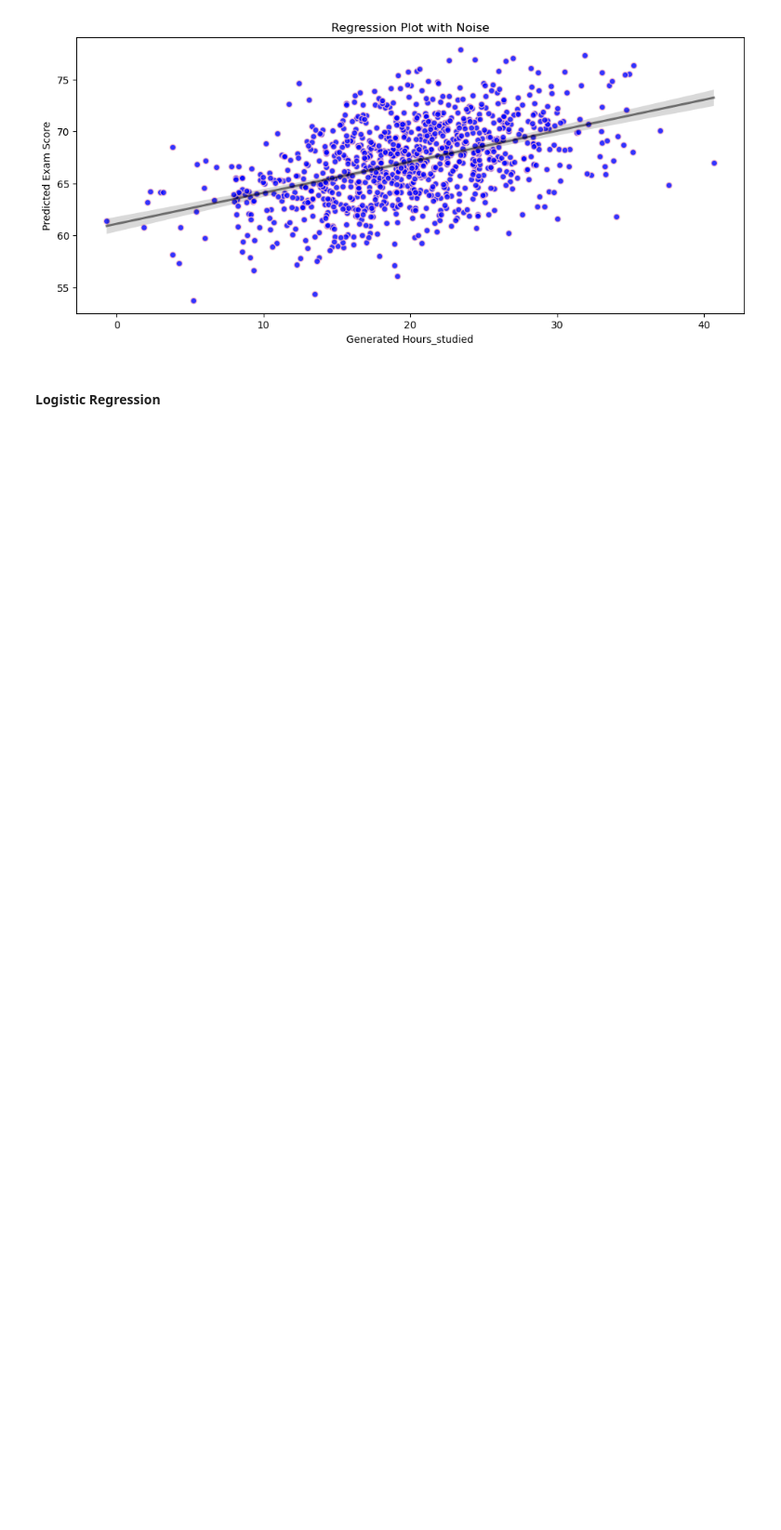
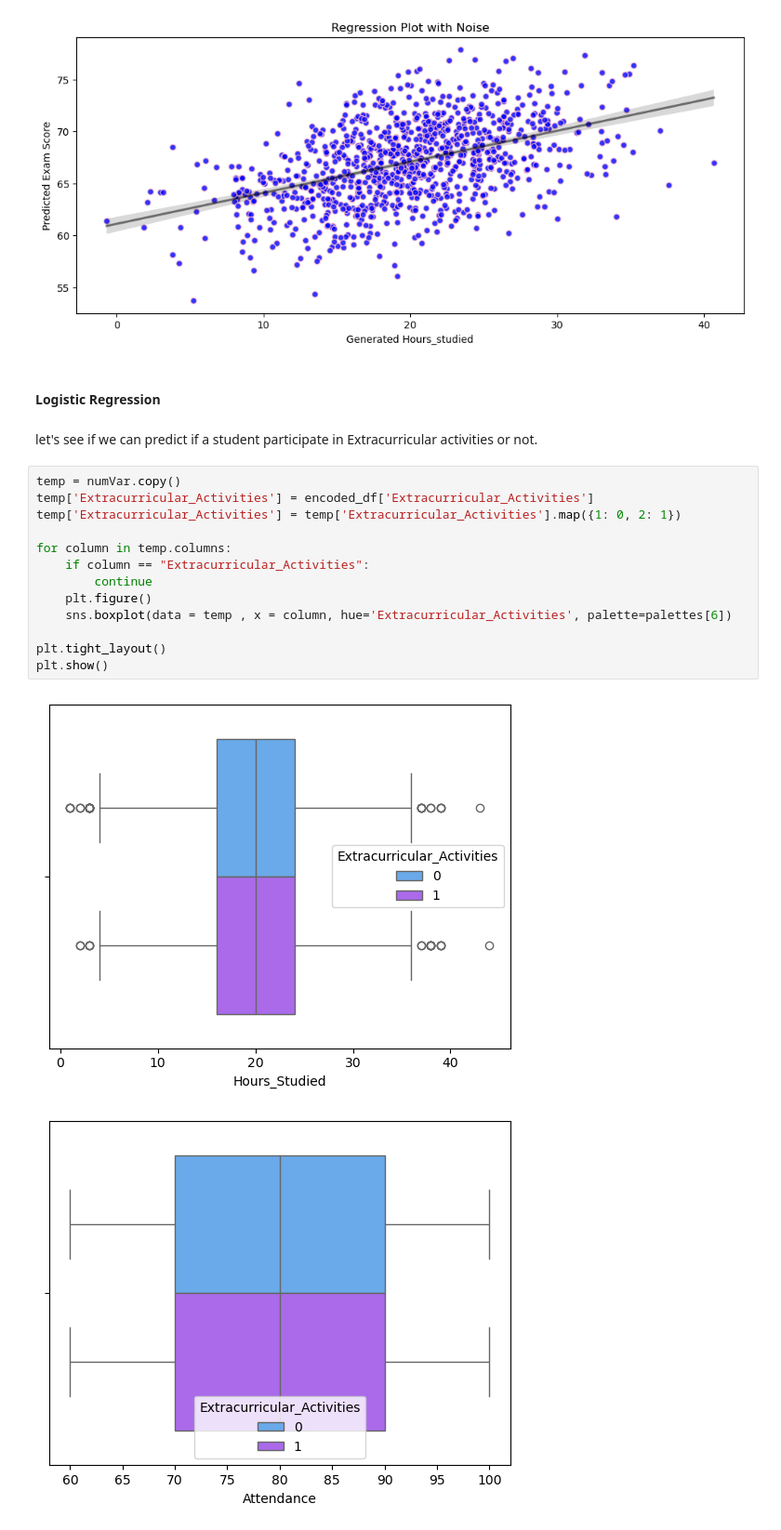
Before and after one commit to ImadElMaftouhi/Student_performance_factors, a Jupyter notebook: env1.ipynb, the cells around one changed output. Shown at 93% size. Saved outputs shown, nothing was run; the diff lists cells and outputs as text; blank space fills up the shorter version.

```diff
--- a/env1.ipynb
+++ b/env1.ipynb
@@ -1114,3 +1114,21 @@ plt.show()
 [figure]
 # %% [markdown]
 #### Logistic Regression
+# %% [markdown]
+let's see if we can predict if a student participate in Extracurricular activities or not.
+# %%
+temp = numVar.copy()
+temp['Extracurricular_Activities'] = encoded_df['Extracurricular_Activities']
+temp['Extracurricular_Activities'] = temp['Extracurricular_Activities'].map({1: 0, 2: 1})
+
+for column in temp.columns:
+    if column == "Extracurricular_Activities":
+        continue
+    plt.figure()
+    sns.boxplot(data = temp , x = column, hue='Extracurricular_Activities', palette=palettes[6])
+
+plt.tight_layout()
+plt.show()
+# %% [output]
+[figure, added]
+[figure, added]
```
Also changed, not shown: parts of 3 cells of this notebook.
